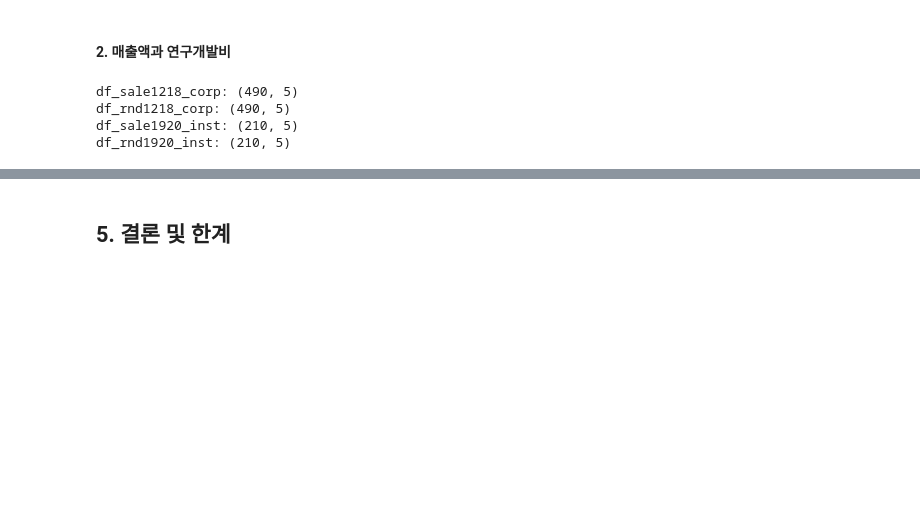
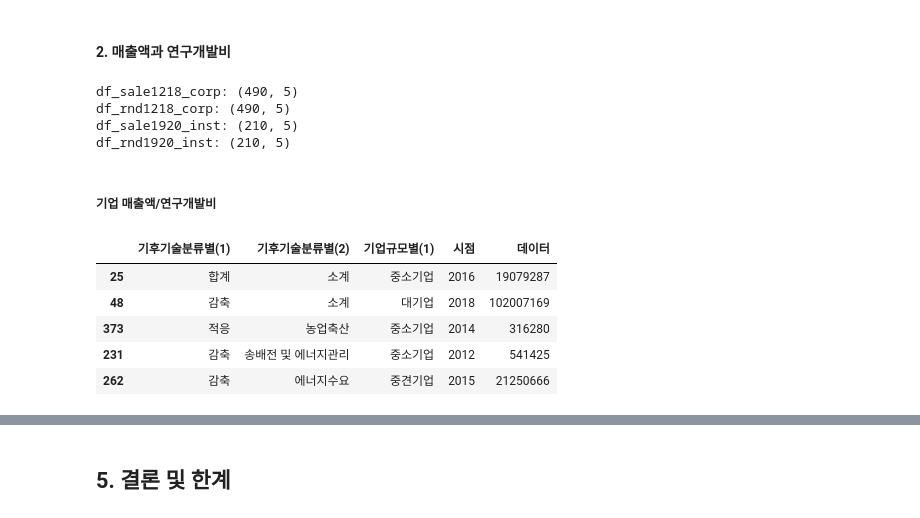
Before and after one commit to nuyhc/Mini_Project, a Jupyter notebook: 4. V_CTI_CN/v_cti_cn.ipynb, the cells around one changed output, grey strips where cells are left out. Cells and saved outputs as stored; diff of their text form; code cells hidden in the pictures; blank space fills up the shorter version.

```diff
--- a/4. V_CTI_CN/v_cti_cn.ipynb
+++ b/4. V_CTI_CN/v_cti_cn.ipynb
@@ -513,3 +513,14 @@ df_sale1218_corp: (490, 5)
 df_rnd1218_corp: (490, 5)
 df_sale1920_inst: (210, 5)
 df_rnd1920_inst: (210, 5)
+# %% [markdown]
+##### 기업 매출액/연구개발비
+# %%
+df_sale1218_corp.sample(5)
+# %% [output]
+|  | 기후기술분류별(1) | 기후기술분류별(2) | 기업규모별(1) | 시점 | 데이터 |
+| 25 | 합계 | 소계 | 중소기업 | 2016 | 19079287 |
+| 48 | 감축 | 소계 | 대기업 | 2018 | 102007169 |
+| 373 | 적응 | 농업축산 | 중소기업 | 2014 | 316280 |
+| 231 | 감축 | 송배전 및 에너지관리 | 중소기업 | 2012 | 541425 |
+| 262 | 감축 | 에너지수요 | 중견기업 | 2015 | 21250666 |
```
Also changed, not shown: parts of 8 cells of this notebook.
